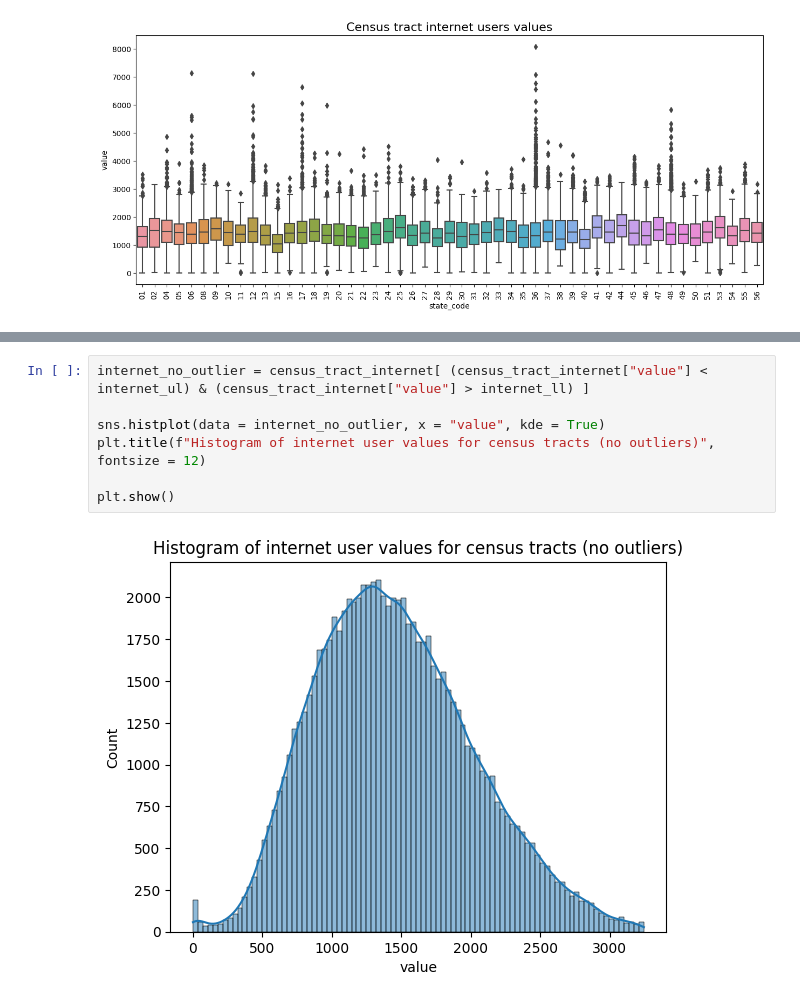
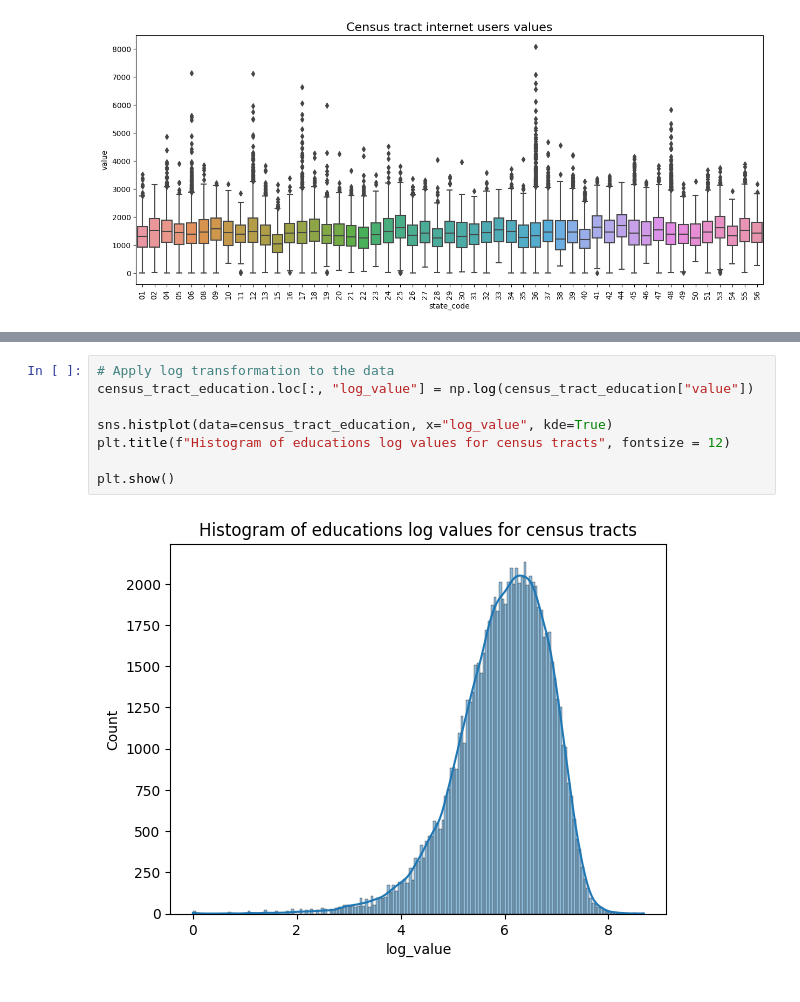
Before and after one commit to 0-steve/census_api, a Jupyter notebook: 2_learn/census_viz.ipynb, the cells around one changed output, grey strips where cells are left out. Cells and saved outputs as stored; diff of their text form.

Commit message:
updated visualizations and created duck db notebook

```diff
--- a/2_learn/census_viz.ipynb
+++ b/2_learn/census_viz.ipynb
@@ -352,9 +325,10 @@ Education lower limit: -310.6108661343137
-# %%
-internet_no_outlier = census_tract_internet[ (census_tract_internet["value"] < internet_ul) & (census_tract_internet["value"] > internet_ll) ]
-
-sns.histplot(data = internet_no_outlier, x = "value", kde = True)
-plt.title(f"Histogram of internet user values for census tracts (no outliers)", fontsize = 12)
-
-plt.show()
-# %% [output]
-[figure, removed]
+# %%
+# Apply log transformation to the data
+census_tract_education.loc[:, "log_value"] = np.log(census_tract_education["value"])
+
+sns.histplot(data=census_tract_education, x="log_value", kde=True)
+plt.title(f"Histogram of educations log values for census tracts", fontsize = 12)
+
+plt.show()
+# %% [output]
+[figure, added]
```
Also changed, not shown: parts of 10 cells of this notebook, 4 other files.
